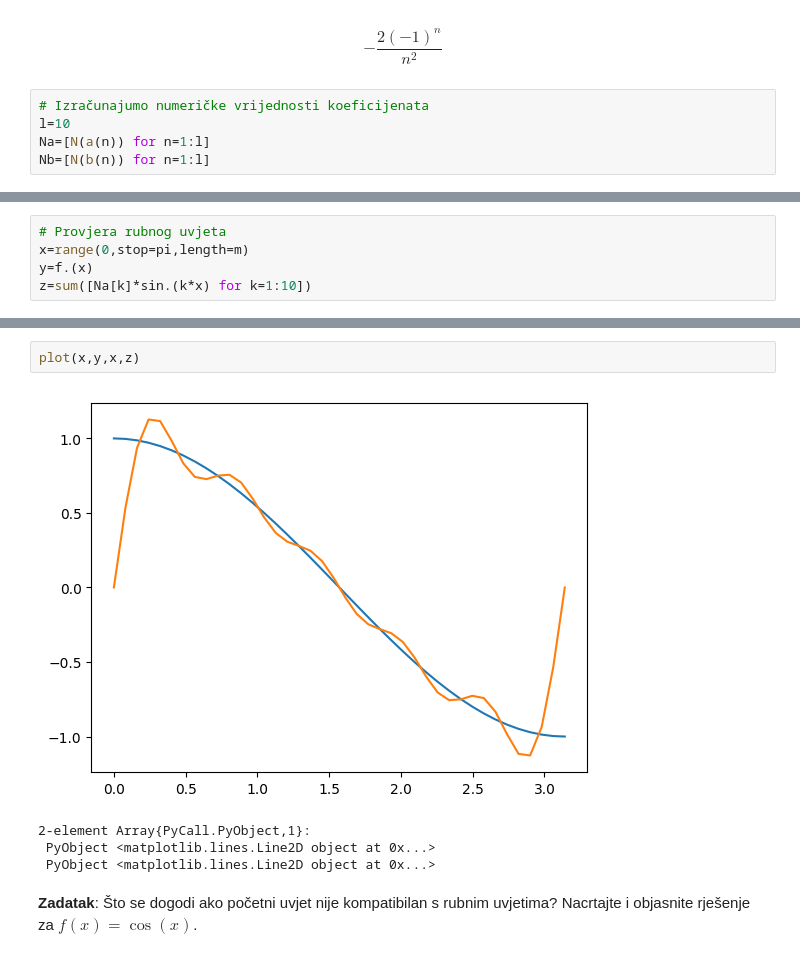
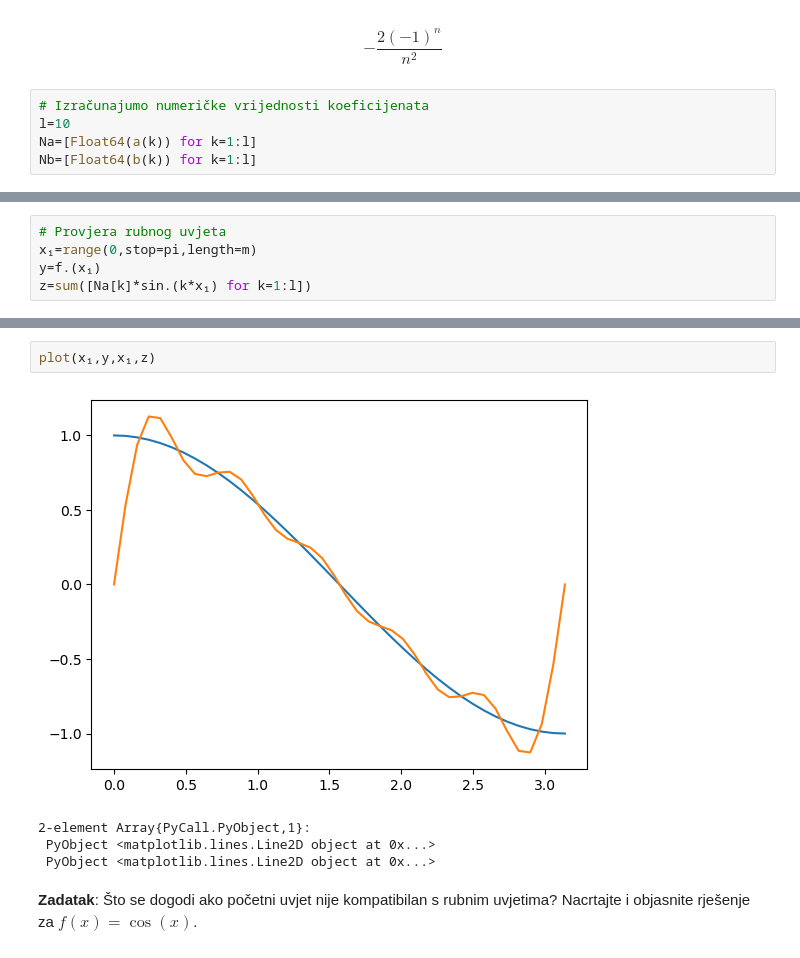
Before and after one commit to ivanslapnicar/Matematika-posebna_poglavlja, a Jupyter notebook: src/MPP03e Valna jednadzba.ipynb, the cells around one changed output, grey strips where cells are left out. Drawn from its saved outputs; the diff is of its cells as text.

```diff
--- a/src/MPP03e Valna jednadzba.ipynb
+++ b/src/MPP03e Valna jednadzba.ipynb
@@ -175,6 +175,6 @@ b(7)
 # %%
 # Izračunajumo numeričke vrijednosti koeficijenata
 l=10
-Na=[N(a(n)) for n=1:l]
-Nb=[N(b(n)) for n=1:l]
+Na=[Float64(a(k)) for k=1:l]
+Nb=[Float64(b(k)) for k=1:l]
 # %% [output]
@@ -224,8 +224,8 @@ PyObject Text(0.0587332,-0.075688,'t')
 # %%
 # Provjera rubnog uvjeta
-x=range(0,stop=pi,length=m)
-y=f.(x)
-z=sum([Na[k]*sin.(k*x) for k=1:10])
+x₁=range(0,stop=pi,length=m)
+y=f.(x₁)
+z=sum([Na[k]*sin.(k*x₁) for k=1:l])
 # %% [output]
 40-element Array{Float64,1}:
   0.0
@@ -245,9 +245,9 @@ z=sum([Na[k]*sin.(k*x) for k=1:10])
  -0.5349973622926284
  -8.505102180042273e-16
 # %%
-plot(x,y,x,z)
+plot(x₁,y,x₁,z)
 # %% [output]
-[figure, old version]
+[figure, new version]
 2-element Array{PyCall.PyObject,1}:
  PyObject <matplotlib.lines.Line2D object at 0x...>
  PyObject <matplotlib.lines.Line2D object at 0x...>
```
Also changed, not shown: parts of 3 cells of this notebook, 4 other files.
